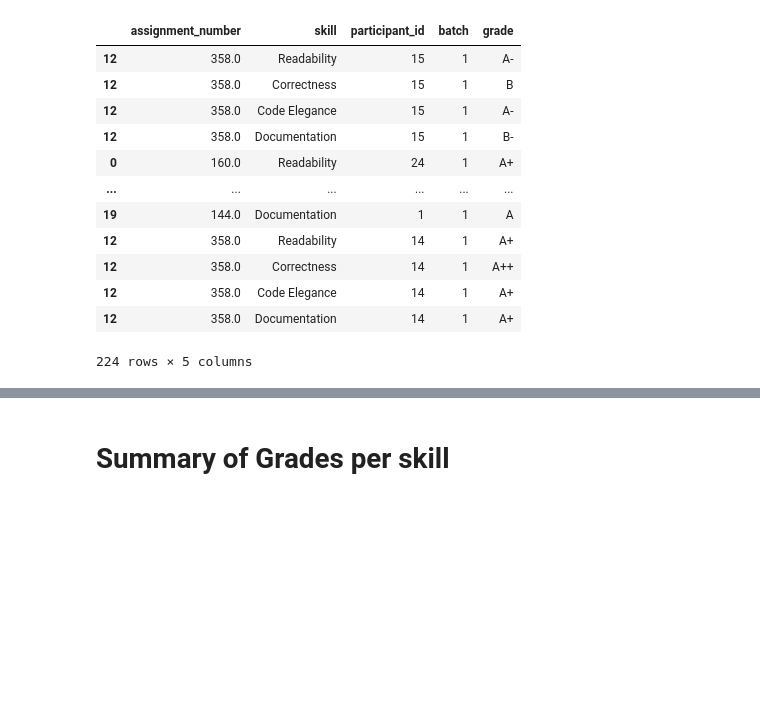
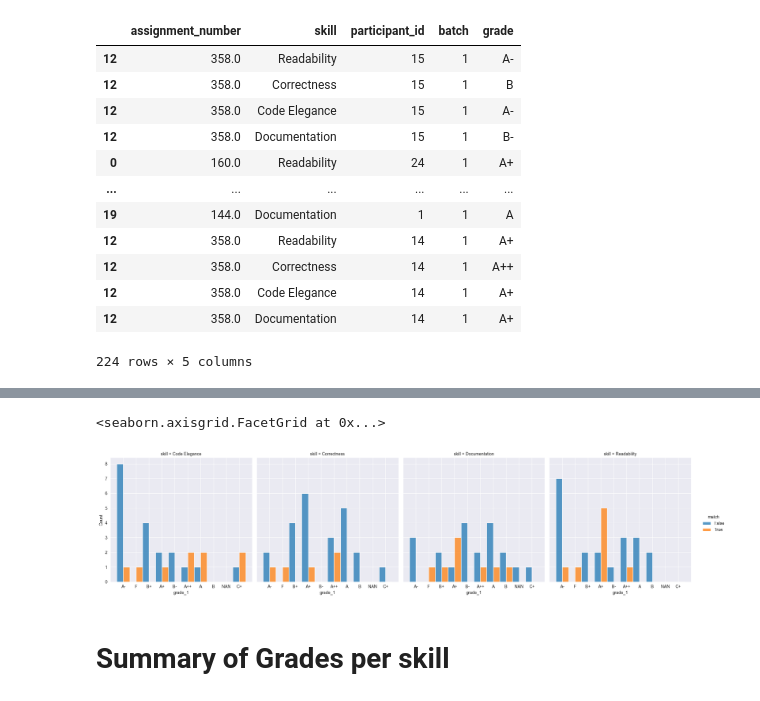
Before and after one commit to m-messer/Consistency_In_Grading_Analysis, a Jupyter notebook: grades_analysis.ipynb, the cells around one changed output, grey strips where cells are left out. Cells and saved outputs as stored; diff of their text form; code cells hidden in the pictures; blank space fills up the shorter version.

```diff
--- a/grades_analysis.ipynb
+++ b/grades_analysis.ipynb
@@ -184,3 +208,8 @@ ValueError: setting an array element with a sequence. The requested array has an
+# %%
+sns.displot(match_df, x='grade_1', col='skill', hue='match', multiple='dodge')
+# %% [output]
+<seaborn.axisgrid.FacetGrid at 0x...>
+[figure, added]
 # %% [markdown]
 # Summary of Grades per skill
 # %%
```
Also changed, not shown: parts of 14 cells of this notebook.
